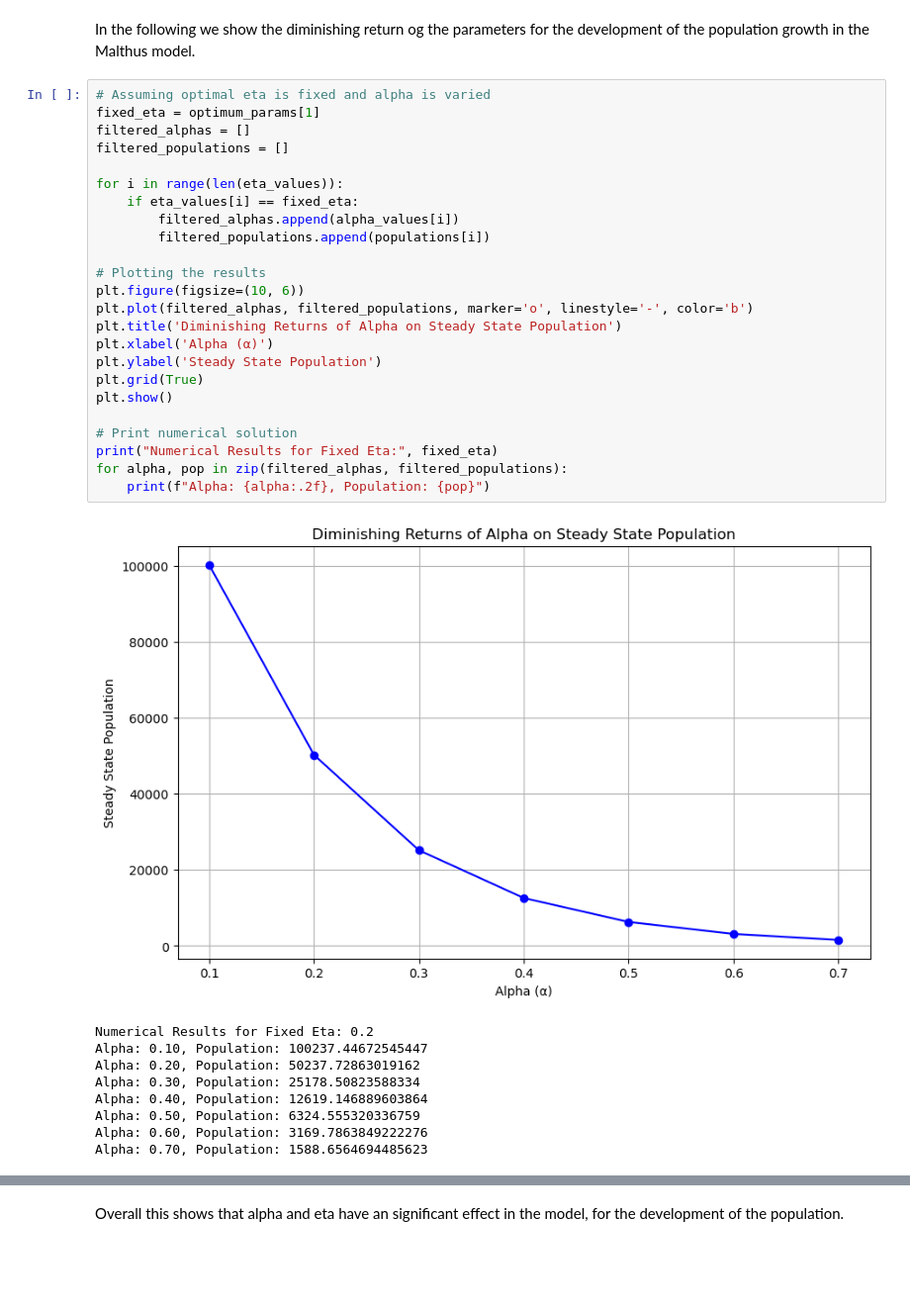
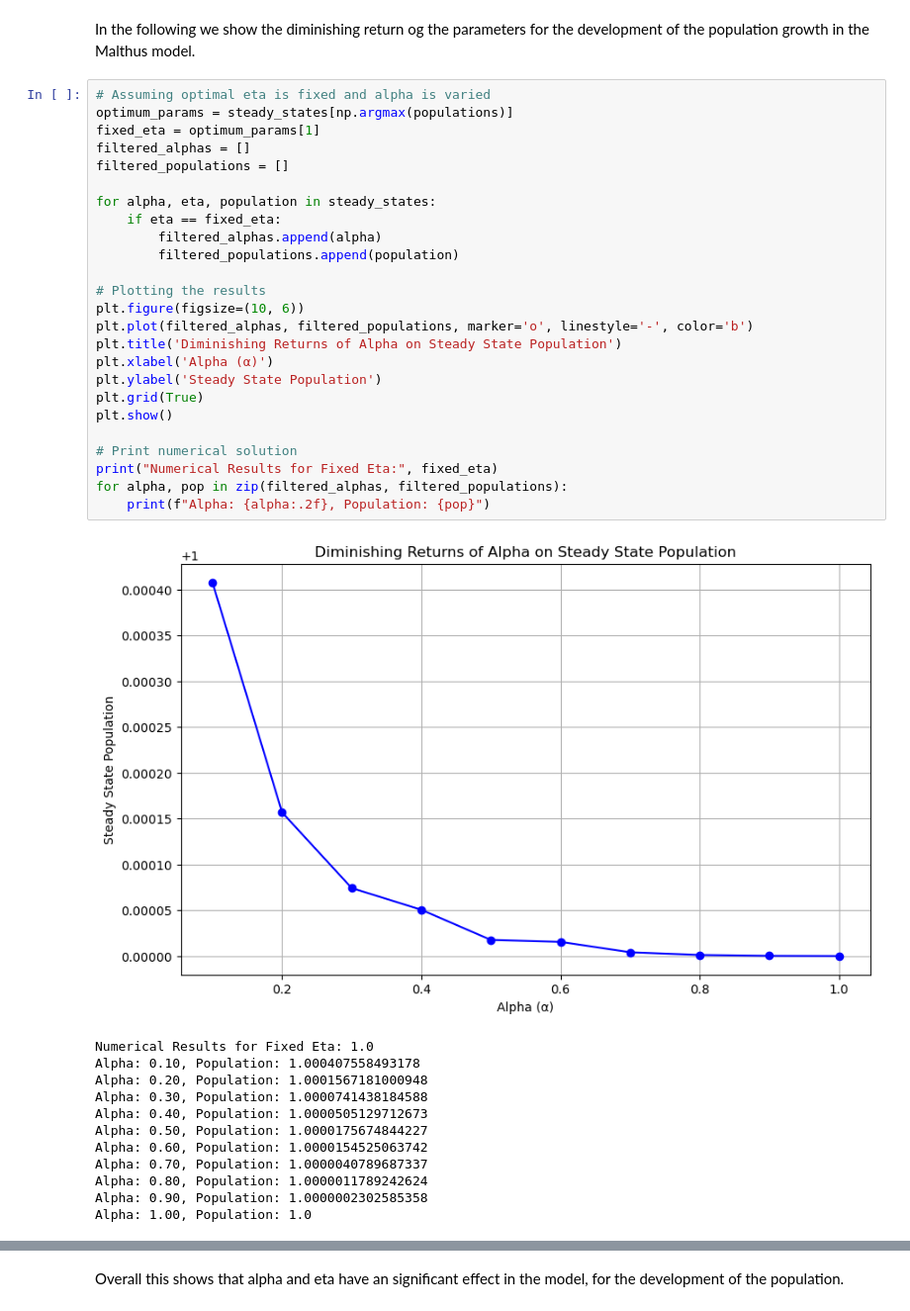
Before and after one commit to NumEconCopenhagen/projects-2024-econ-jyderne, a Jupyter notebook: modelproject/modelproject.ipynb, the cells around one changed output, grey strips where cells are left out. Shown at 99% size. Saved outputs shown, nothing was run; the diff lists cells and outputs as text; blank space fills up the shorter version.

```diff
--- a/modelproject/modelproject.ipynb
+++ b/modelproject/modelproject.ipynb
@@ -258,37 +197,41 @@ Maximum Steady State Population: 100237.44672545447
 In the following we show the diminishing return og the parameters for the development of the population growth in the Malthus model.
 # %%
 # Assuming optimal eta is fixed and alpha is varied
+optimum_params = steady_states[np.argmax(populations)]
 fixed_eta = optimum_params[1]
 filtered_alphas = []
 filtered_populations = []
 
-for i in range(len(eta_values)):
-    if eta_values[i] == fixed_eta:
-        filtered_alphas.append(alpha_values[i])
-        filtered_populations.append(populations[i])
+for alpha, eta, population in steady_states:
+    if eta == fixed_eta:
+        filtered_alphas.append(alpha)
+        filtered_populations.append(population)
 
 # Plotting the results
 plt.figure(figsize=(10, 6))
 plt.plot(filtered_alphas, filtered_populations, marker='o', linestyle='-', color='b')
 plt.title('Diminishing Returns of Alpha on Steady State Population')
 plt.xlabel('Alpha (α)')
 plt.ylabel('Steady State Population')
 plt.grid(True)
 plt.show()
 
 # Print numerical solution
 print("Numerical Results for Fixed Eta:", fixed_eta)
 for alpha, pop in zip(filtered_alphas, filtered_populations):
     print(f"Alpha: {alpha:.2f}, Population: {pop}")
 # %% [output]
-[figure, old version]
+[figure, new version]
-Numerical Results for Fixed Eta: 0.2
-Alpha: 0.10, Population: 100237.44672545447
-Alpha: 0.20, Population: 50237.72863019162
-Alpha: 0.30, Population: 25178.50823588334
-Alpha: 0.40, Population: 12619.146889603864
-Alpha: 0.50, Population: 6324.555320336759
-Alpha: 0.60, Population: 3169.7863849222276
-Alpha: 0.70, Population: 1588.6564694485623
+Numerical Results for Fixed Eta: 1.0
+Alpha: 0.10, Population: 1.000407558493178
+Alpha: 0.20, Population: 1.0001567181000948
+Alpha: 0.30, Population: 1.0000741438184588
+Alpha: 0.40, Population: 1.0000505129712673
+Alpha: 0.50, Population: 1.0000175674844227
+Alpha: 0.60, Population: 1.0000154525063742
+Alpha: 0.70, Population: 1.0000040789687337
+Alpha: 0.80, Population: 1.0000011789242624
+Alpha: 0.90, Population: 1.0000002302585358
+Alpha: 1.00, Population: 1.0
 # %%
 # Assuming optimal alpha is fixed and eta is varied
```
Also changed, not shown: parts of 6 cells of this notebook.
